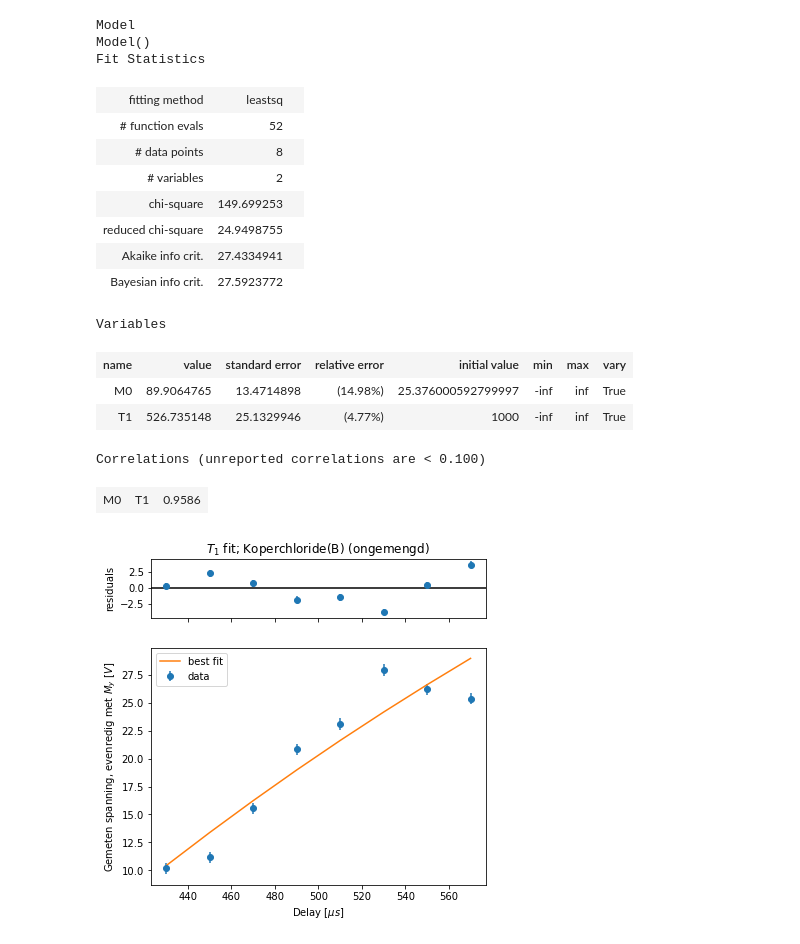
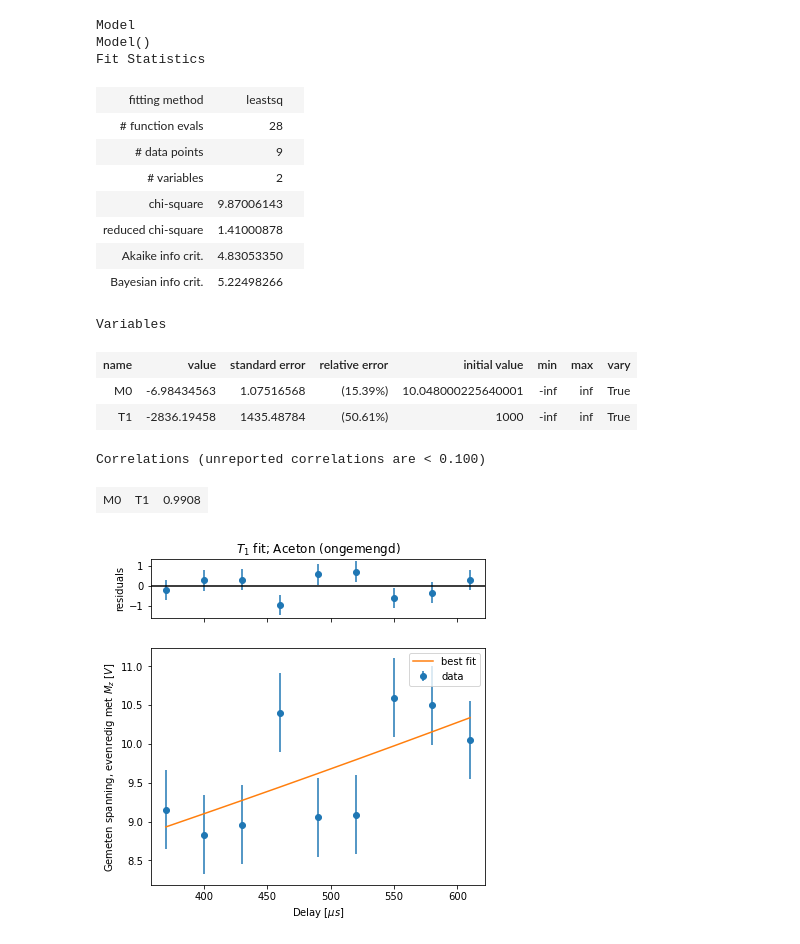
Before and after one commit to everydayanchovies/NMR, a Jupyter notebook: notebooks/nmr_resultaten_T1_max.ipynb, the cells around one changed output. Cells and saved outputs as stored; diff of their text form; code cells hidden in the pictures.

Commit message:
T1 and T2 results done

```diff
--- a/notebooks/nmr_resultaten_T1_max.ipynb
+++ b/notebooks/nmr_resultaten_T1_max.ipynb
@@ -97,23 +144,23 @@ Correlations (unreported correlations are < 0.100)
 # %%
-fit_T1, pvalue= process_T1_results(STOF_KOPERCHLORIDE_B, "1_0")
-fit_T1.plot(title=r"$T_1$ fit; Koperchloride(B) (ongemengd)", xlabel=r"Delay [$\mu s$]", ylabel="Gemeten spanning, evenredig met $M_y$ [$V$]")
+fit_T1, pvalue= process_T1_results(STOF_ACETOON, "1_0")
+fit_T1.plot(title=r"$T_1$ fit; Aceton (ongemengd)", xlabel=r"Delay [$\mu s$]", ylabel="Gemeten spanning, evenredig met $M_z$ [$V$]")
 fit_T1
 # %% [output]
 Model
 Model()
 Fit Statistics
 | fitting method | leastsq |  |
-| # function evals | 52 |  |
-| # data points | 8 |  |
+| # function evals | 28 |  |
+| # data points | 9 |  |
 | # variables | 2 |  |
-| chi-square | 149.699253 |  |
-| reduced chi-square | 24.9498755 |  |
-| Akaike info crit. | 27.4334941 |  |
-| Bayesian info crit. | 27.5923772 |  |
+| chi-square | 9.87006143 |  |
+| reduced chi-square | 1.41000878 |  |
+| Akaike info crit. | 4.83053350 |  |
+| Bayesian info crit. | 5.22498266 |  |
 Variables
 | name | value | standard error | relative error | initial value | min | max | vary |
-| M0 | 89.9064765 | 13.4714898 | (14.98%) | 25.376000592799997 | -inf | inf | True |
-| T1 | 526.735148 | 25.1329946 | (4.77%) | 1000 | -inf | inf | True |
+| M0 | -6.98434563 | 1.07516568 | (15.39%) | 10.048000225640001 | -inf | inf | True |
+| T1 | -2836.19458 | 1435.48784 | (50.61%) | 1000 | -inf | inf | True |
 Correlations (unreported correlations are < 0.100)
-| M0 | T1 | 0.9586 |
+| M0 | T1 | 0.9908 |
-[figure, old version]
+[figure, new version]
```
Also changed, not shown: parts of 6 cells of this notebook, 1 other file.
